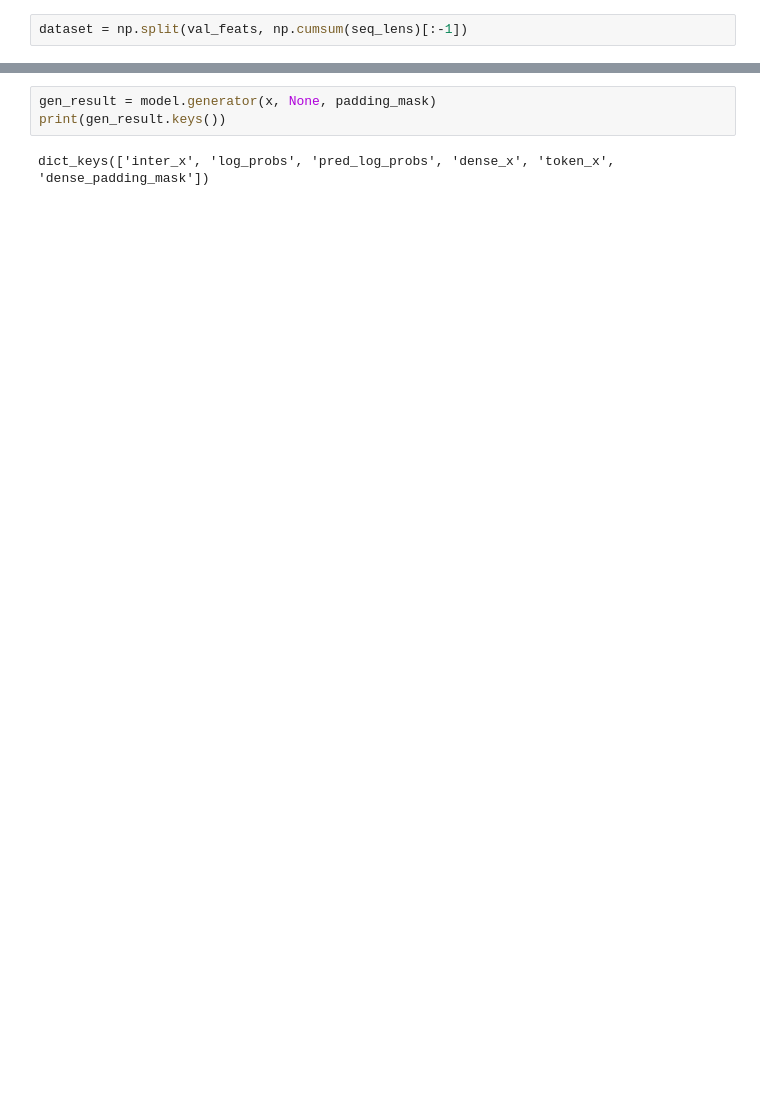
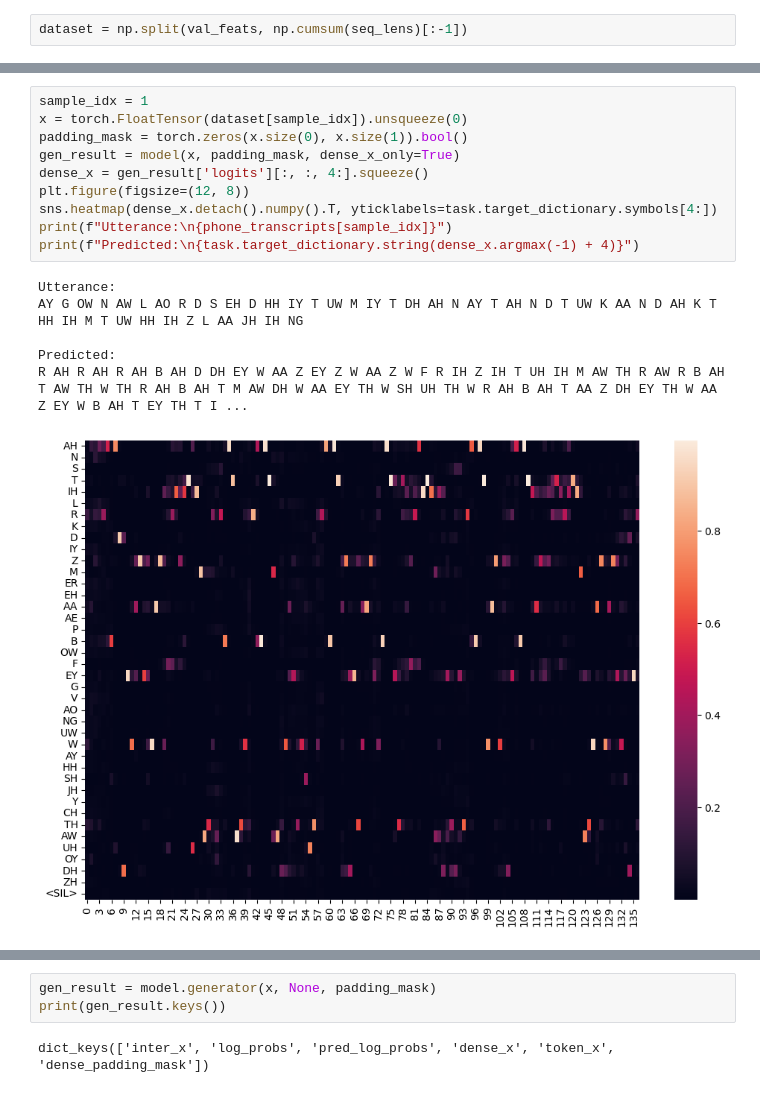
Before and after one commit to tiagoCuervo/fairseq, a Jupyter notebook: examples/wav2vec/unsupervised/visualization.ipynb, the cells around one changed output, grey strips where cells are left out. Cells and saved outputs as stored; diff of their text form; blank space fills up the shorter version.

```diff
--- a/examples/wav2vec/unsupervised/visualization.ipynb
+++ b/examples/wav2vec/unsupervised/visualization.ipynb
@@ -74,0 +238,17 @@ torch.Size([1, 78, 1024]) torch.Size([1, 78])
+# %%
+sample_idx = 1
+x = torch.FloatTensor(dataset[sample_idx]).unsqueeze(0)
+padding_mask = torch.zeros(x.size(0), x.size(1)).bool()
+gen_result = model(x, padding_mask, dense_x_only=True)
+dense_x = gen_result['logits'][:, :, 4:].squeeze()
+plt.figure(figsize=(12, 8))
+sns.heatmap(dense_x.detach().numpy().T, yticklabels=task.target_dictionary.symbols[4:])
+print(f"Utterance:\n{phone_transcripts[sample_idx]}")
+print(f"Predicted:\n{task.target_dictionary.string(dense_x.argmax(-1) + 4)}")
+# %% [output]
+Utterance:
+AY G OW N AW L AO R D S EH D HH IY T UW M IY T DH AH N AY T AH N D T UW K AA N D AH K T HH IH M T UW HH IH Z L AA JH IH NG
+
+Predicted:
+R AH R AH R AH B AH D DH EY W AA Z EY Z W AA Z W F R IH Z IH T UH IH M AW TH R AW R B AH T AW TH W TH R AH B AH T M AW DH W AA EY TH W SH UH TH W R AH B AH T AA Z DH EY TH W AA Z EY W B AH T EY TH T I ...
+[figure, added]
```
Also changed, not shown: parts of 59 cells of this notebook, 14 other files.
